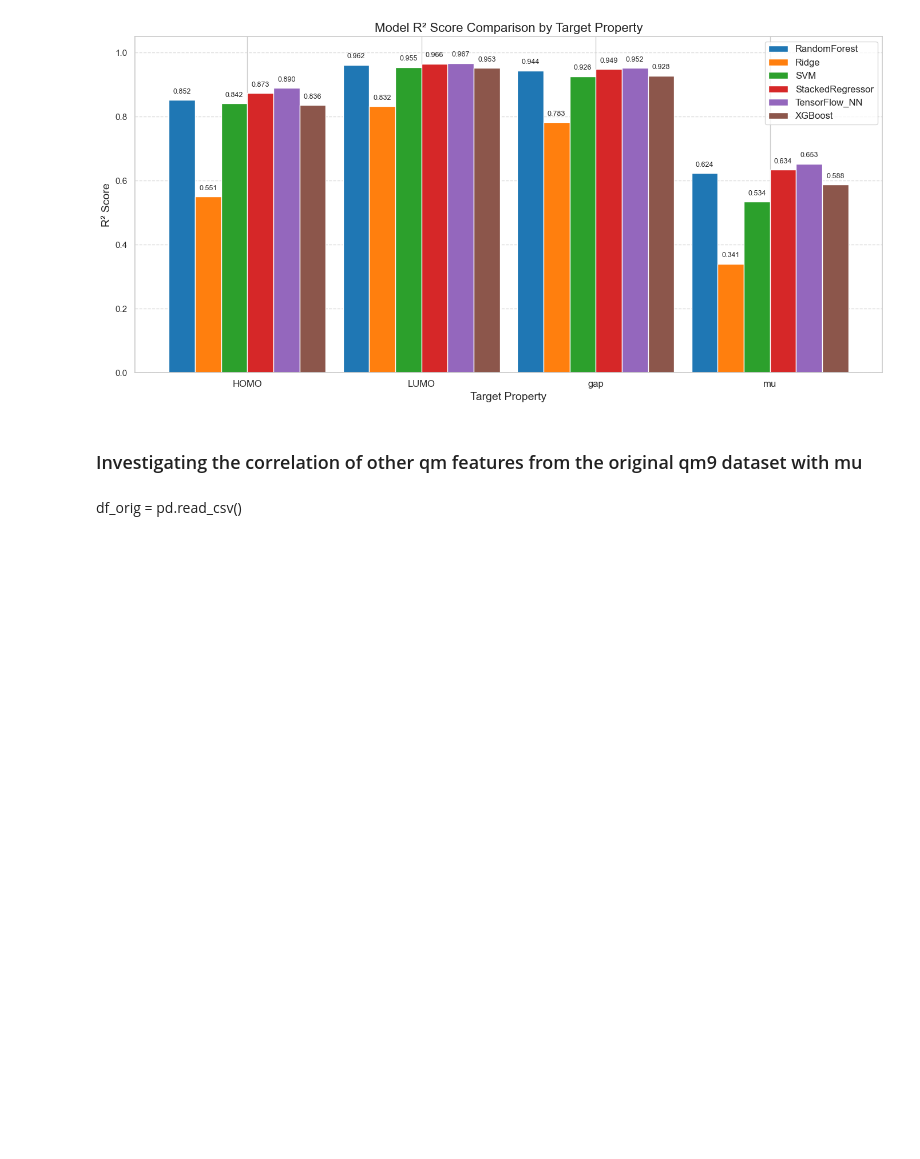
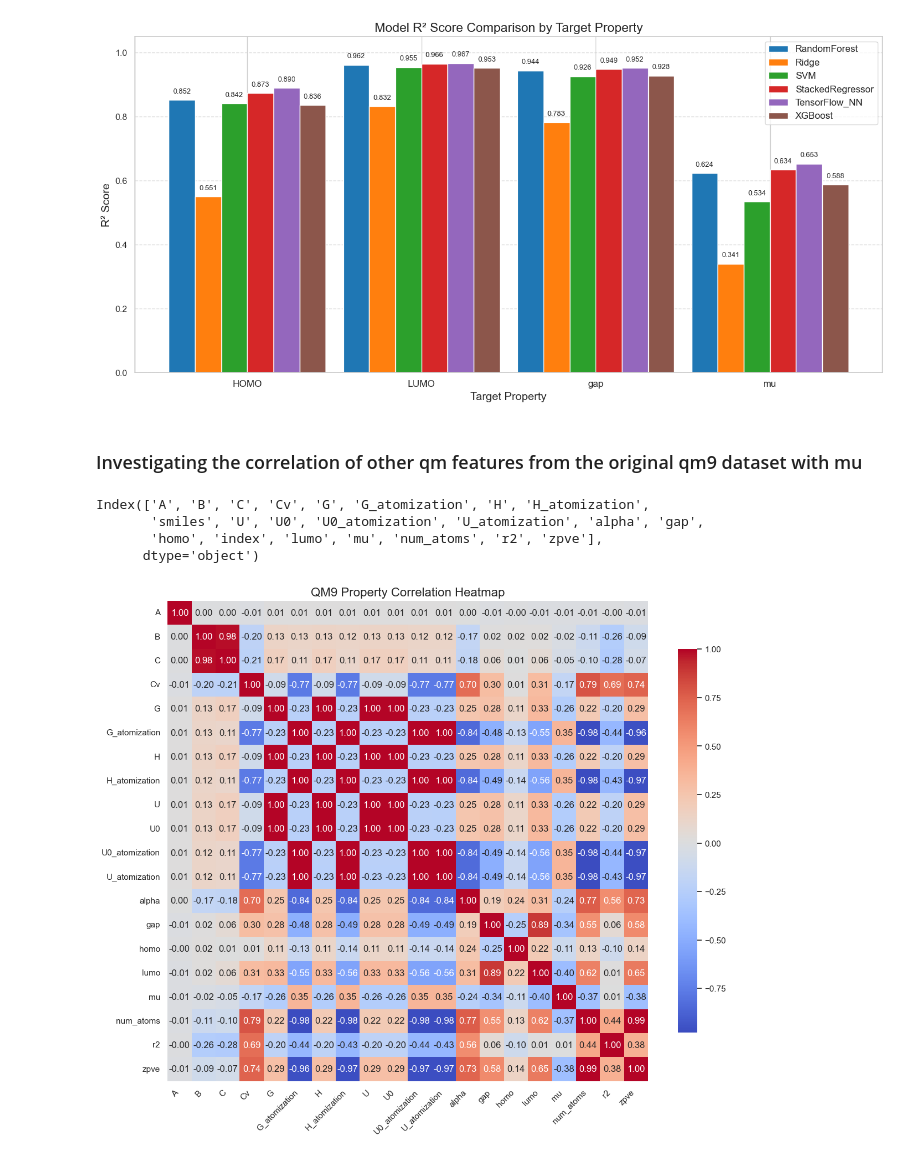
Before and after one commit to tatendakasirori/LSUA_PROJECT, a Jupyter notebook: notebooks/01_eda.ipynb, the cells around one changed output. Saved outputs shown, nothing was run; the diff lists cells and outputs as text; code cells hidden in the pictures; blank space fills up the shorter version.

```diff
--- a/notebooks/01_eda.ipynb
+++ b/notebooks/01_eda.ipynb
@@ -369,5 +369,40 @@ Plot saved to ../results/plots/r2_comparison.png
 [figure]
 # %% [markdown]
 ### Investigating the correlation of other qm features from the original qm9 dataset with mu
-# %% [markdown]
-df_orig = pd.read_csv()
+# %%
+df_orig = pd.read_csv('../data/processed/qm9_full.csv')
+# %%
+df_orig.columns
+# %% [output]
+Index(['A', 'B', 'C', 'Cv', 'G', 'G_atomization', 'H', 'H_atomization',
+       'smiles', 'U', 'U0', 'U0_atomization', 'U_atomization', 'alpha', 'gap',
+       'homo', 'index', 'lumo', 'mu', 'num_atoms', 'r2', 'zpve'],
+      dtype='object')
+# %%
+def plot_qm9_heatmap(df, title="QM9 Property Correlation Heatmap"):
+    """
+    Construct and display a heatmap of the Pearson correlation matrix
+    for the numeric columns of the QM9 dataset.
+
+    Parameters:
+        df (pd.DataFrame): QM9 dataset.
+        title (str): Plot title.
+        save_path (str): Optional path to save the heatmap image.
+    """
+    # Drop non-numeric or irrelevant columns
+    df_numeric = df.select_dtypes(include=[float, int]).drop(columns=["index"], errors="ignore")
+
+    # Compute correlation matrix
+    corr = df_numeric.corr()
+
+    # Plot heatmap
+    plt.figure(figsize=(14, 12))
+    sns.heatmap(corr, annot=True, fmt=".2f", cmap="coolwarm", square=True, cbar_kws={'shrink': .75})
+    plt.title(title, fontsize=16)
+    plt.xticks(rotation=45, ha='right')
+    plt.yticks(rotation=0)
+    plt.show()
+# %%
+plot_qm9_heatmap(df_orig)
+# %% [output]
+[figure, added]
```
Also changed, not shown: parts of 3 cells of this notebook, 1 other file.
